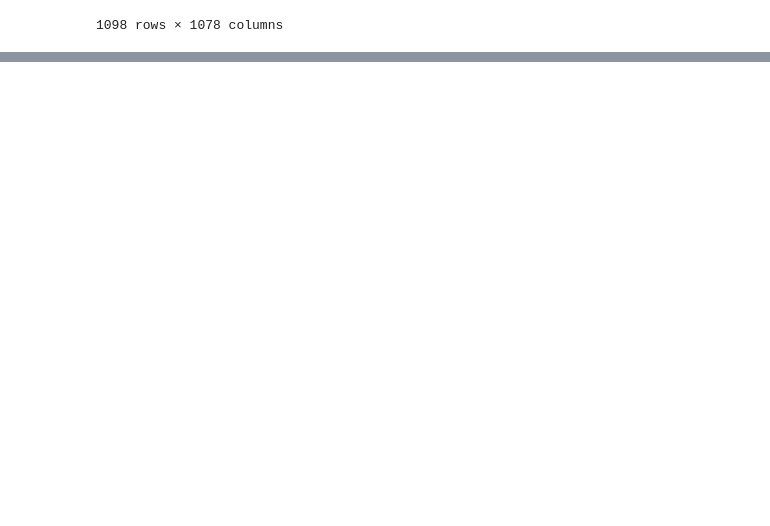
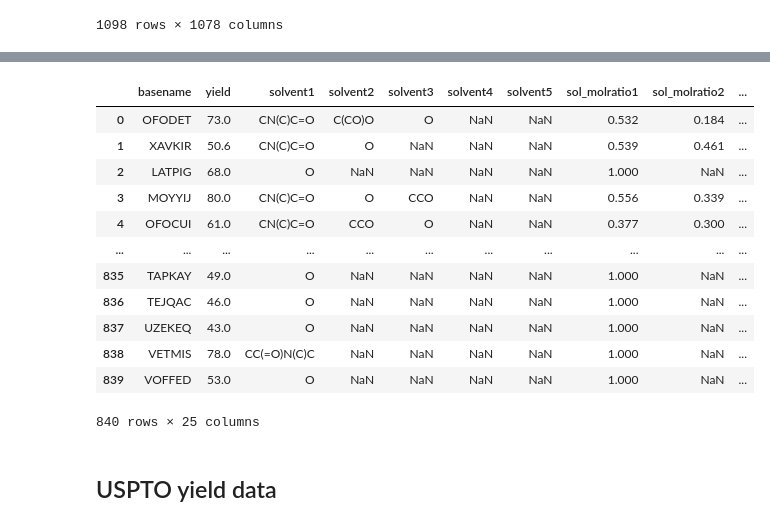
Before and after one commit to kjappelbaum/gpt3forchem, a Jupyter notebook: _proc/00_data.ipynb, the cells around one changed output, grey strips where cells are left out. Cells and saved outputs as stored; diff of their text form; code cells hidden in the pictures; blank space fills up the shorter version.

```diff
--- a/_proc/00_data.ipynb
+++ b/_proc/00_data.ipynb
@@ -382,0 +404,18 @@ get_opv_data()
+# %%
+get_mof_yield_data()
+# %% [output]
+|  | basename | yield | solvent1 | solvent2 | solvent3 | solvent4 | solvent5 | sol_molratio1 | sol_molratio2 | ... |
+| 0 | OFODET | 73.0 | CN(C)C=O | C(CO)O | O | NaN | NaN | 0.532 | 0.184 | ... |
+| 1 | XAVKIR | 50.6 | CN(C)C=O | O | NaN | NaN | NaN | 0.539 | 0.461 | ... |
+| 2 | LATPIG | 68.0 | O | NaN | NaN | NaN | NaN | 1.000 | NaN | ... |
+| 3 | MOYYIJ | 80.0 | CN(C)C=O | O | CCO | NaN | NaN | 0.556 | 0.339 | ... |
+| 4 | OFOCUI | 61.0 | CN(C)C=O | CCO | O | NaN | NaN | 0.377 | 0.300 | ... |
+| ... | ... | ... | ... | ... | ... | ... | ... | ... | ... | ... |
+| 835 | TAPKAY | 49.0 | O | NaN | NaN | NaN | NaN | 1.000 | NaN | ... |
+| 836 | TEJQAC | 46.0 | O | NaN | NaN | NaN | NaN | 1.000 | NaN | ... |
+| 837 | UZEKEQ | 43.0 | O | NaN | NaN | NaN | NaN | 1.000 | NaN | ... |
+| 838 | VETMIS | 78.0 | CC(=O)N(C)C | NaN | NaN | NaN | NaN | 1.000 | NaN | ... |
+| 839 | VOFFED | 53.0 | O | NaN | NaN | NaN | NaN | 1.000 | NaN | ... |
+840 rows × 25 columns
+# %% [markdown]
+## USPTO yield data
```
Also changed, not shown: parts of 11 cells of this notebook, 37 other files.
